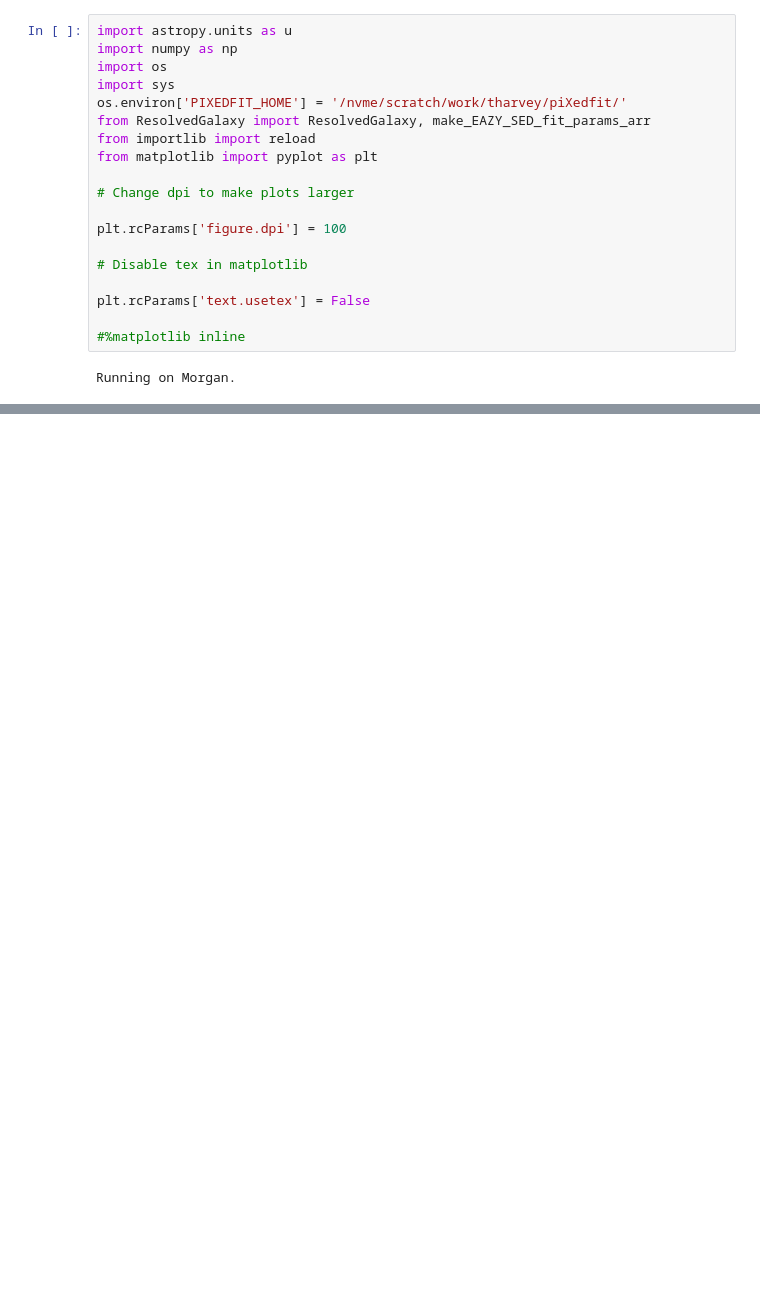
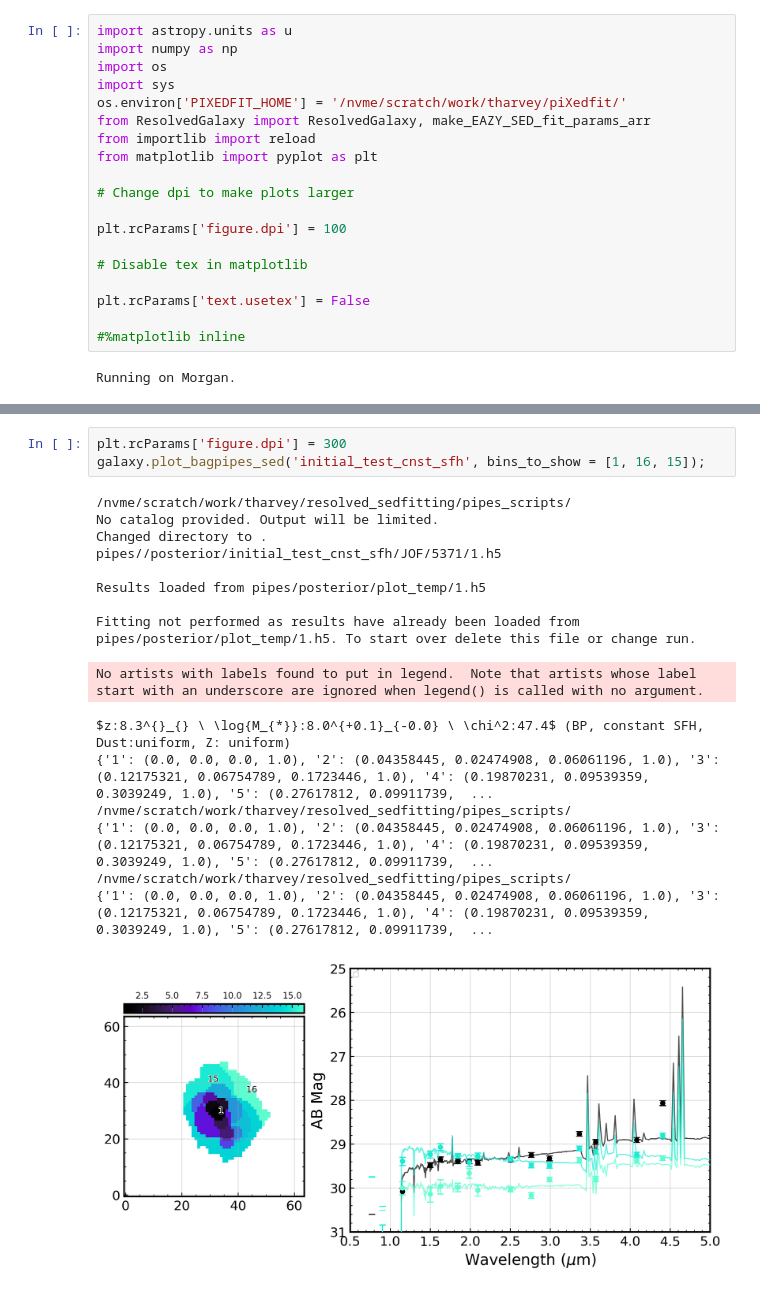
Before and after one commit to tHarvey303/EXPANSE, a Jupyter notebook: ResolvedSEDNotebook.ipynb, the cells around one changed output, grey strips where cells are left out. Cells and saved outputs as stored; diff of their text form; blank space fills up the shorter version.

```diff
--- a/ResolvedSEDNotebook.ipynb
+++ b/ResolvedSEDNotebook.ipynb
@@ -107,0 +132,20 @@ galaxy.plot_bagpipes_results('initial_test_cnst_sfh', reload_from_cat=False);
+# %%
+plt.rcParams['figure.dpi'] = 300
+galaxy.plot_bagpipes_sed('initial_test_cnst_sfh', bins_to_show = [1, 16, 15]);
+# %% [output]
+/nvme/scratch/work/tharvey/resolved_sedfitting/pipes_scripts/
+No catalog provided. Output will be limited.
+Changed directory to .
+pipes//posterior/initial_test_cnst_sfh/JOF/5371/1.h5
+
+Results loaded from pipes/posterior/plot_temp/1.h5
+
+Fitting not performed as results have already been loaded from pipes/posterior/plot_temp/1.h5. To start over delete this file or change run.
+No artists with labels found to put in legend.  Note that artists whose label start with an underscore are ignored when legend() is called with no argument.
+$z:8.3^{}_{} \ \log{M_{*}}:8.0^{+0.1}_{-0.0} \ \chi^2:47.4$ (BP, constant SFH, Dust:uniform, Z: uniform)
+{'1': (0.0, 0.0, 0.0, 1.0), '2': (0.04358445, 0.02474908, 0.06061196, 1.0), '3': (0.12175321, 0.06754789, 0.1723446, 1.0), '4': (0.19870231, 0.09539359, 0.3039249, 1.0), '5': (0.27617812, 0.09911739,  ...
+/nvme/scratch/work/tharvey/resolved_sedfitting/pipes_scripts/
+{'1': (0.0, 0.0, 0.0, 1.0), '2': (0.04358445, 0.02474908, 0.06061196, 1.0), '3': (0.12175321, 0.06754789, 0.1723446, 1.0), '4': (0.19870231, 0.09539359, 0.3039249, 1.0), '5': (0.27617812, 0.09911739,  ...
+/nvme/scratch/work/tharvey/resolved_sedfitting/pipes_scripts/
+{'1': (0.0, 0.0, 0.0, 1.0), '2': (0.04358445, 0.02474908, 0.06061196, 1.0), '3': (0.12175321, 0.06754789, 0.1723446, 1.0), '4': (0.19870231, 0.09539359, 0.3039249, 1.0), '5': (0.27617812, 0.09911739,  ...
+[figure, added]
```
Also changed, not shown: parts of 16 cells of this notebook, 8 other files.
